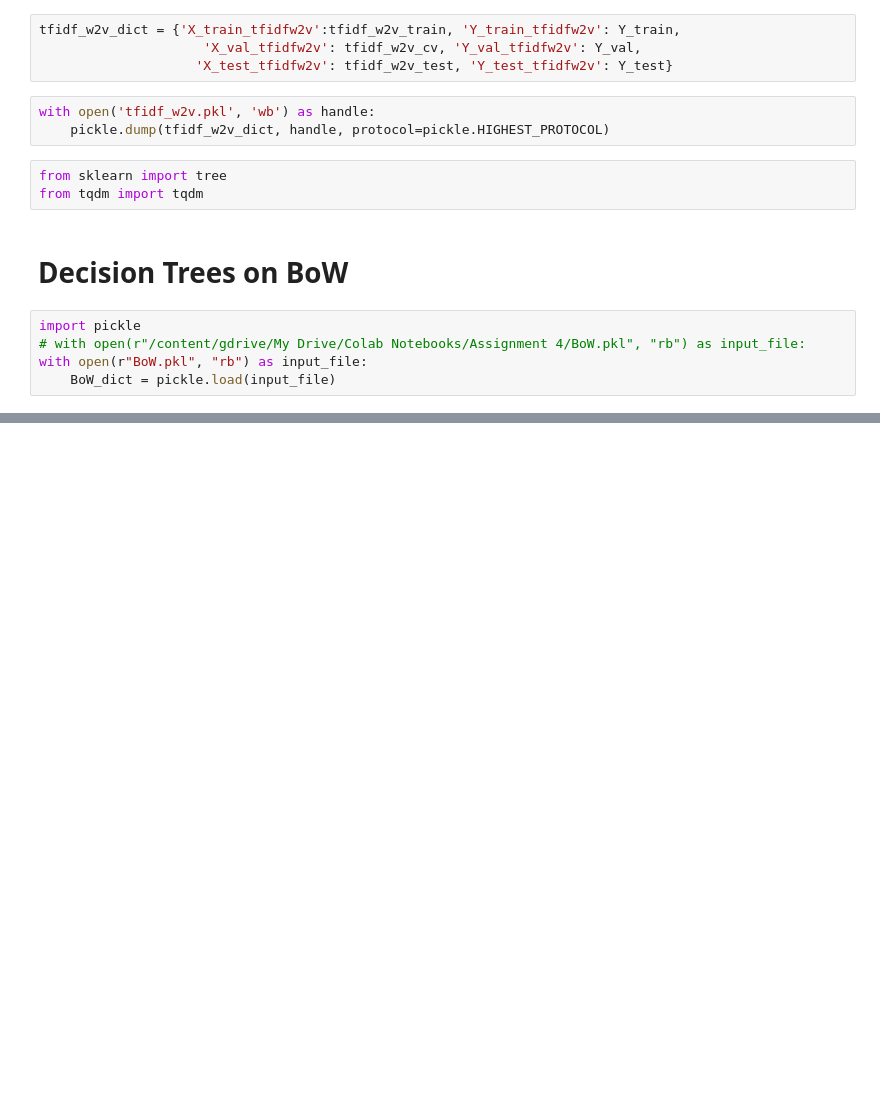
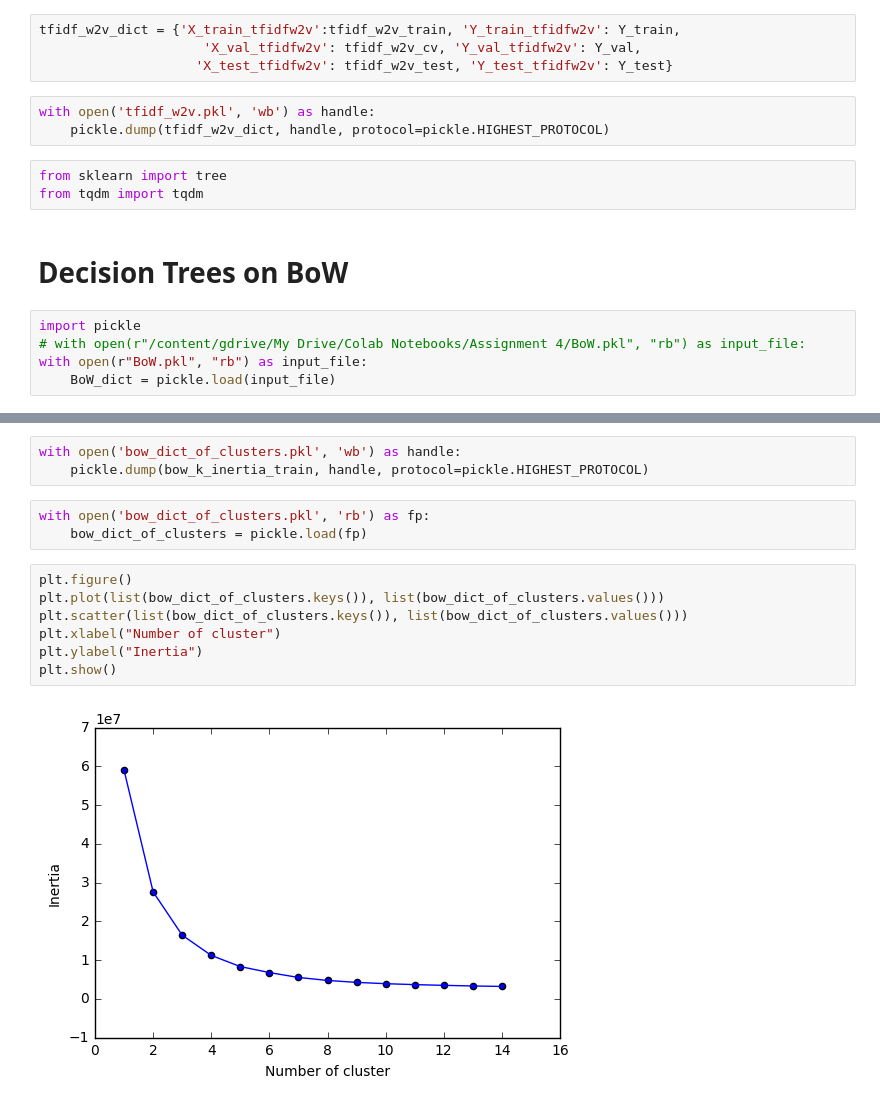
Before and after one commit to rajendrac3/Machine-Learning, a Jupyter notebook: Apply K-means, Agglomerative, DBSCAN clustering algorithms on Amazon reviews data set/Apply K-means, Agglomerative, DBSCAN clustering algorithms on Amazon reviews data set.ipynb, the cells around one changed output, grey strips where cells are left out. Cells and saved outputs as stored; diff of their text form; blank space fills up the shorter version.

```diff
--- a/Apply K-means, Agglomerative, DBSCAN clustering algorithms on Amazon reviews data set/Apply K-means, Agglomerative, DBSCAN clustering algorithms on Amazon reviews data set.ipynb
+++ b/Apply K-means, Agglomerative, DBSCAN clustering algorithms on Amazon reviews data set/Apply K-means, Agglomerative, DBSCAN clustering algorithms on Amazon reviews data set.ipynb
@@ -557,0 +603,15 @@ with open(r"BoW.pkl", "rb") as input_file:
+# %%
+with open('bow_dict_of_clusters.pkl', 'wb') as handle:
+    pickle.dump(bow_k_inertia_train, handle, protocol=pickle.HIGHEST_PROTOCOL)
+# %%
+with open('bow_dict_of_clusters.pkl', 'rb') as fp:
+    bow_dict_of_clusters = pickle.load(fp)
+# %%
+plt.figure()
+plt.plot(list(bow_dict_of_clusters.keys()), list(bow_dict_of_clusters.values()))
+plt.scatter(list(bow_dict_of_clusters.keys()), list(bow_dict_of_clusters.values()))
+plt.xlabel("Number of cluster")
+plt.ylabel("Inertia")
+plt.show()
+# %% [output]
+[figure, added]
```
Also changed, not shown: parts of 25 cells of this notebook.
